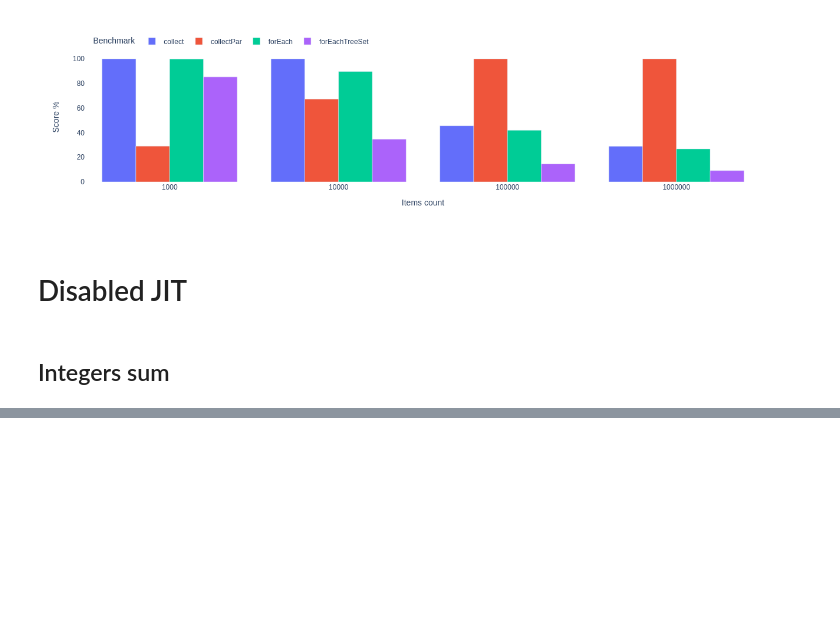
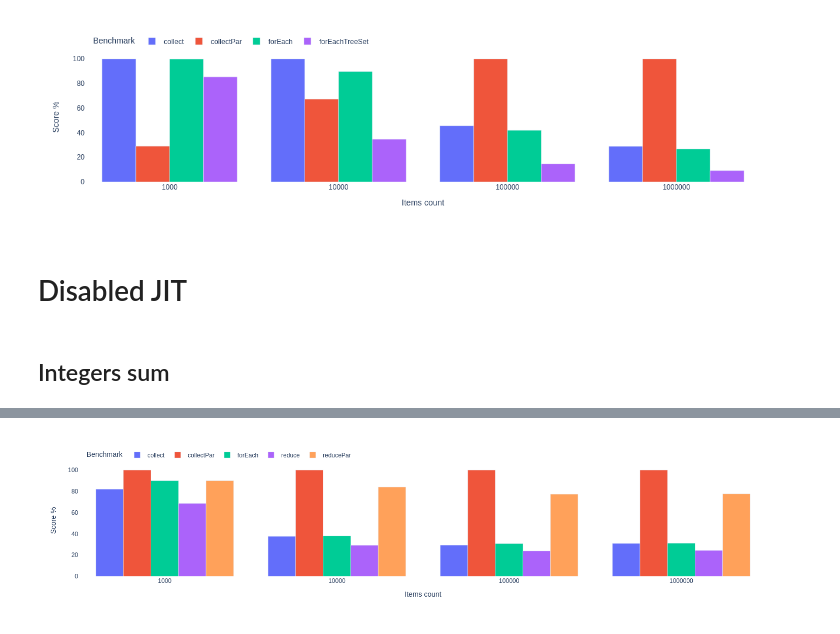
Before and after one commit to daniellas/speed-of-stream, a Jupyter notebook: jupyterlab/visualisation.ipynb, the cells around one changed output, grey strips where cells are left out. Saved outputs shown, nothing was run; the diff lists cells and outputs as text; code cells hidden in the pictures; blank space fills up the shorter version.

Commit message:
nojit profile results

```diff
--- a/jupyterlab/visualisation.ipynb
+++ b/jupyterlab/visualisation.ipynb
@@ -149,3 +149,7 @@ write_chart(chart,profile,benchmark)
 profile='nojit'
 # %% [markdown]
 ## Integers sum
+# %%
+benchmark = 'benchmark-streams-sum-int'
+(scores,chart) = load_results(profile,benchmark)
+scores
@@ -151,0 +174,4 @@ profile='nojit'
+# %%
+write_chart(chart,profile,benchmark)
+# %% [output]
+[figure, added]
```
Also changed, not shown: parts of 1 cell of this notebook, 1 other file.
